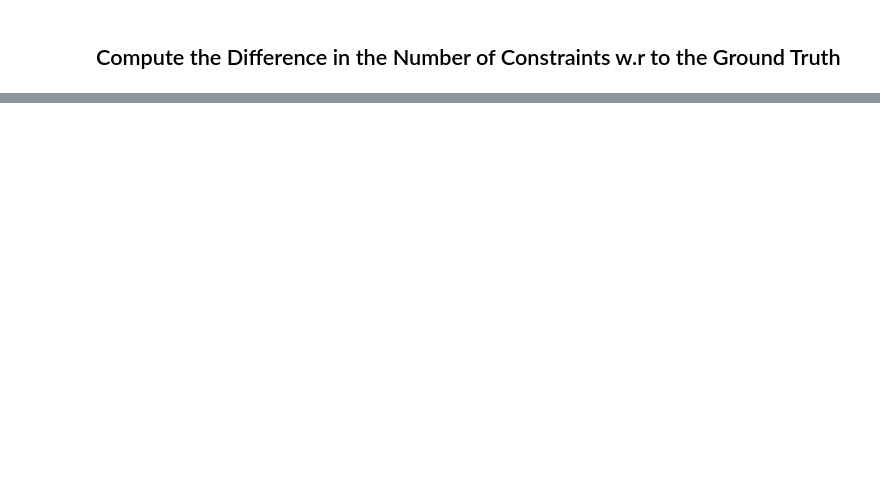
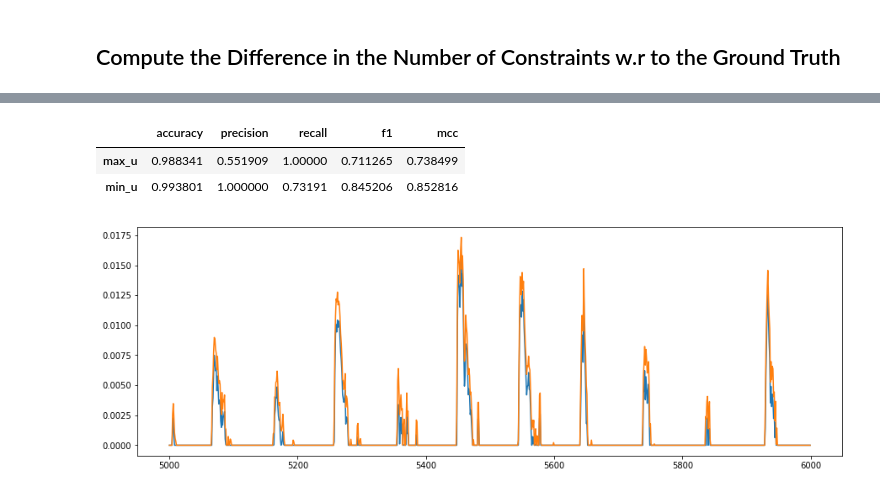
Before and after one commit to jamilsonjr/AI-to-forecast-constraints-in-the-energy-systems, a Jupyter notebook: jupyter_notebooks_paper/gen_error.ipynb, the cells around one changed output, grey strips where cells are left out. Cells and saved outputs as stored; diff of their text form; code cells hidden in the pictures; blank space fills up the shorter version.

```diff
--- a/jupyter_notebooks_paper/gen_error.ipynb
+++ b/jupyter_notebooks_paper/gen_error.ipynb
@@ -123,0 +164,29 @@ result_num_constr
+# %%
+# Showcase results
+# Max u
+max_u_accuracy = max_u_metric.hybrid_accuracy
+max_u_precision = max_u_metric.hybrid_precision
+max_u_recall = max_u_metric.hybrid_recall
+max_u_f1 = max_u_metric.hybrid_f1
+max_u_mcc = max_u_metric.hybrid_mcc
+max_u_evaluation = pd.Series({ 'accuracy': max_u_accuracy, 'precision': max_u_precision, 'recall': max_u_recall, 'f1': max_u_f1, 'mcc': max_u_mcc })
+# Min u
+min_u_precision = min_u_metric.hybrid_precision
+min_u_accuracy = min_u_metric.hybrid_accuracy
+min_u_recall = min_u_metric.hybrid_recall
+min_u_f1 = min_u_metric.hybrid_f1
+min_u_mcc = min_u_metric.hybrid_mcc
+min_u_evaluation = pd.Series({ 'accuracy': min_u_accuracy, 'precision': min_u_precision, 'recall': min_u_recall, 'f1': min_u_f1, 'mcc': min_u_mcc })
+pd.DataFrame([max_u_evaluation, min_u_evaluation], index=['max_u', 'min_u'])
+# %% [output]
+|  | accuracy | precision | recall | f1 | mcc |
+| max_u | 0.988341 | 0.551909 | 1.00000 | 0.711265 | 0.738499 |
+| min_u | 0.993801 | 1.000000 | 0.73191 | 0.845206 | 0.852816 |
+# %%
+plt.figure(figsize=(15,5))
+min_constr_pred_error['bus_16'][5000:6000].plot()
+min_constr_ref['bus_16'][5000:6000].plot()
+plt.legend(['Pred_error', 'Ref'])
+plt.show()
+# %% [output]
+[figure, added]
```
Also changed, not shown: parts of 17 cells of this notebook, 5 other files.
